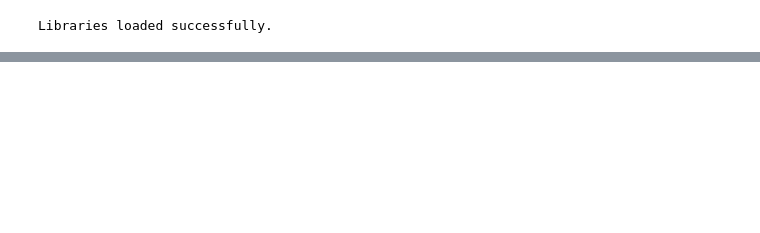
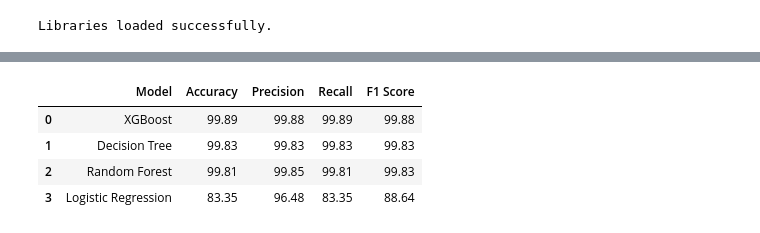
Before and after one commit to UzairShk/Privacy-Preserving-Federated-NIDS, a Jupyter notebook: notebooks/05_Baseline_Models.ipynb, the cells around one changed output, grey strips where cells are left out. Cells and saved outputs as stored; diff of their text form; code cells hidden in the pictures; blank space fills up the shorter version.

```diff
--- a/notebooks/05_Baseline_Models.ipynb
+++ b/notebooks/05_Baseline_Models.ipynb
@@ -117,15 +149,0 @@ Classes: 15
-# %%
-# =====================================================
-# TRAIN TEST SPLIT
-# =====================================================
-
-X_train, X_test, y_train, y_test = train_test_split(
-    X,
-    y,
-    test_size=0.20,
-    random_state=42,
-    stratify=y
-)
-
-print("Training samples:", len(X_train))
-print("Testing samples :", len(X_test))
@@ -272,0 +375,24 @@ results_df
+# %%
+# =====================================================
+# FORMAT PERFORMANCE RESULTS
+# =====================================================
+
+display_df = results_df.copy()
+
+for column in [
+    "Accuracy",
+    "Precision",
+    "Recall",
+    "F1 Score"
+]:
+    display_df[column] = (
+        display_df[column] * 100
+    ).round(2)
+
+display_df
+# %% [output]
+|  | Model | Accuracy | Precision | Recall | F1 Score |
+| 0 | XGBoost | 99.89 | 99.88 | 99.89 | 99.88 |
+| 1 | Decision Tree | 99.83 | 99.83 | 99.83 | 99.83 |
+| 2 | Random Forest | 99.81 | 99.85 | 99.81 | 99.83 |
+| 3 | Logistic Regression | 83.35 | 96.48 | 83.35 | 88.64 |
```
Also changed, not shown: parts of 18 cells of this notebook.
